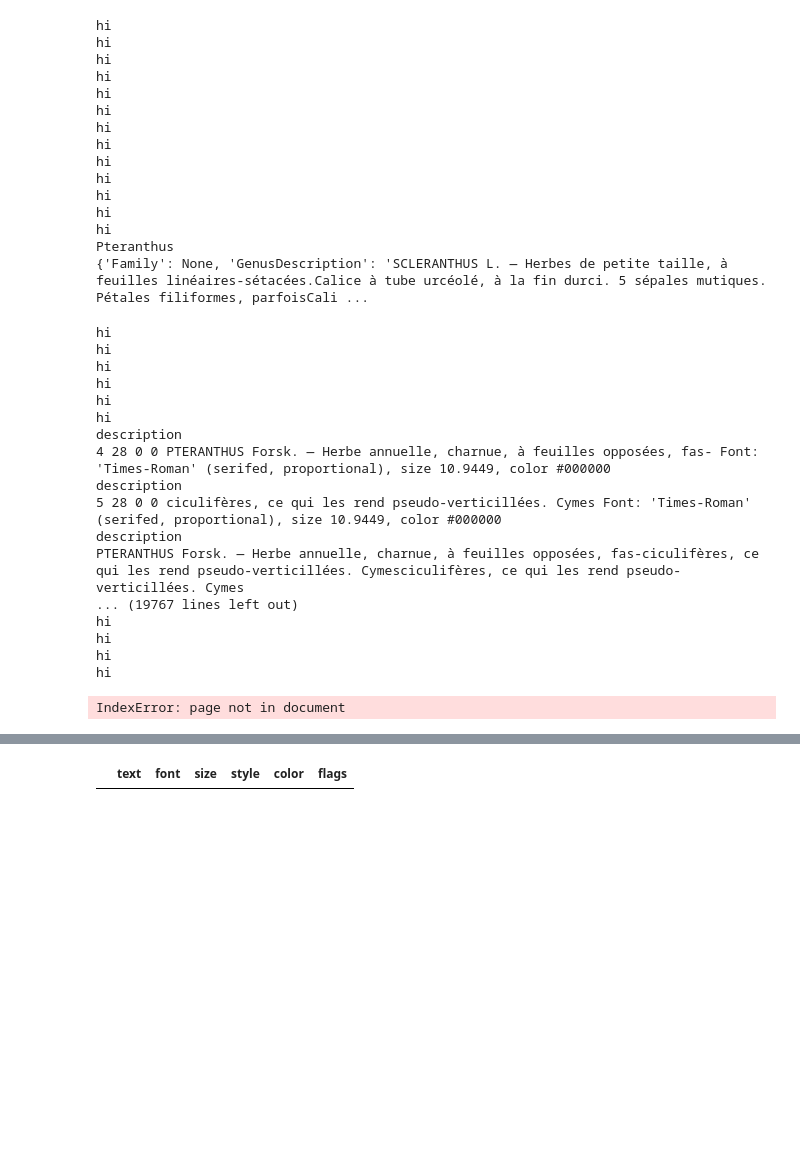
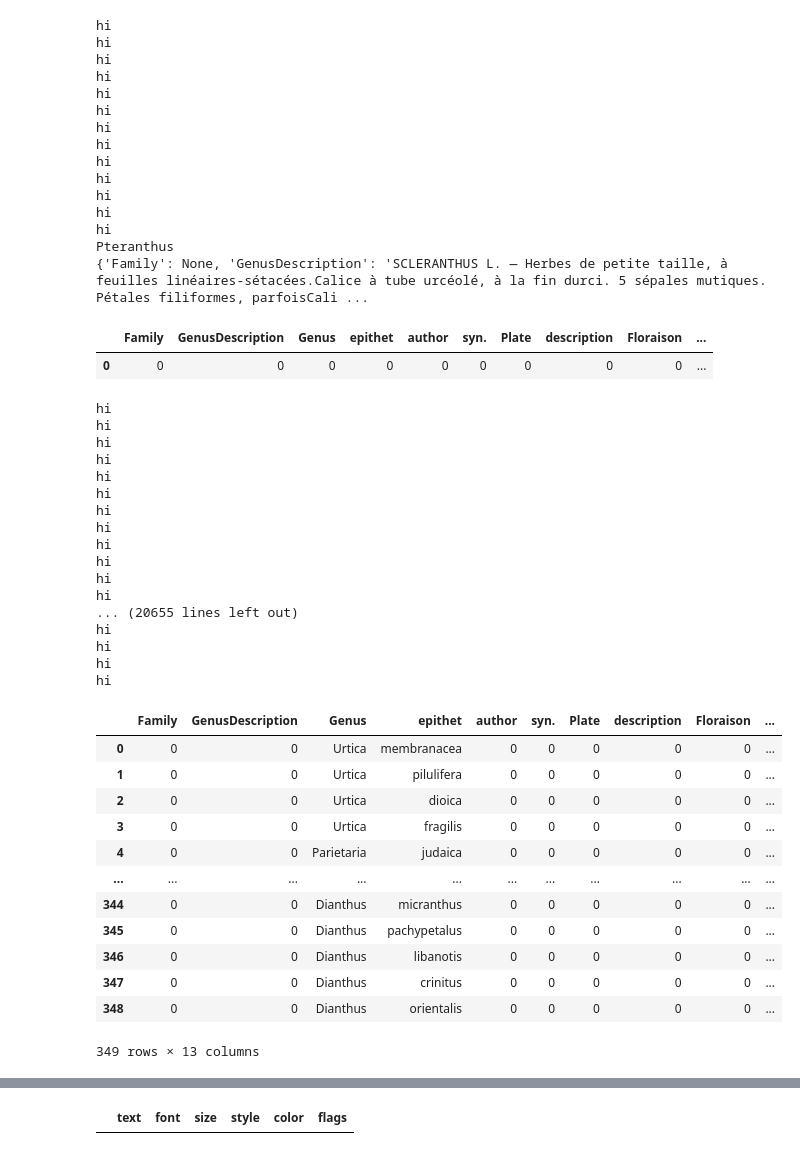
Before and after one commit to aculich/extract-flora, a Jupyter notebook: extract-flora-lucywan.ipynb, the cells around one changed output, grey strips where cells are left out. Saved outputs shown, nothing was run; the diff lists cells and outputs as text; code cells hidden in the pictures; blank space fills up the shorter version.

```diff
--- a/extract-flora-lucywan.ipynb
+++ b/extract-flora-lucywan.ipynb
@@ -330,0 +335,5 @@ block_frame.to_csv("blocks4.csv")
+# %%
+frame
+# %% [output]
+|  | Family | GenusDescription | Genus | epithet | author | syn. | Plate | description | Floraison | ... |
+| 0 | 0 | 0 | 0 | 0 | 0 | 0 | 0 | 0 | 0 | ... |
@@ -331,7 +342,8 @@ block_frame.to_csv("blocks4.csv")
 # %%
 #genus description
+frame = pd.DataFrame(columns = columns)
 arr = []
-for page in (doc[x] for x in range(528,654)):
+for page in (doc[x] for x in range(450,605)):
     # page = next(p)
     # read page text as a dictionary, suppressing extra spaces in CJK fonts
     blocks = page.getText("dict", flags=11)["blocks"]
@@ -355,6 +367,7 @@ for page in (doc[x] for x in range(528,654)):
                     #re.match('.*(\.)$', s['text'])
                     if isGenGenusContinued(s["text"], face, prevPeriod):
                         arr[-1][0] += s["text"]
+                        frame.iloc[-1]['GenusDescription'] += s["text"]
                         item['GenusDescription'] += s["text"]
                         prevPeriod = prevHasPeriod(s["text"])
                         item['GenusDescription'] += s["text"]
@@ -366,8 +379,6 @@ for page in (doc[x] for x in range(528,654)):
     #                     #write more
     #                     print(x, len(blocks), y, z, s["text"], face)
 
-                    print("description")
-                    print(item['GenusDescription'])
 
                 if isfamily(s["text"], face) and len(l["spans"]) == 1:
                     item['Family'] = s["text"]
@@ -382,40 +393,60 @@ for page in (doc[x] for x in range(528,654)):
                     item['GenusDescription'] = s["text"]
                     onGenGenus = True
                     if not re.match('.*(\.)$', s['text']):
                         prevPeriod = False
                     else:
                         prevPeriod = True
                     print("description")
                     print(x, len(blocks), y, z, s["text"], face)
                     arr.append([s['text'], page])
+                    frame.loc[len(frame)] = 0
+                    frame.iloc[-1]['GenusDescription'] = s["text"]
                 elif isGenus(s["text"], face):
+                    frame.loc[len(frame)] = 0
                     if re.match(".*\s.*", s["text"]):
                         arr.append(["genus", s["text"].split()[0], s["text"].split()[1], page])
+                        frame.iloc[-1]['Genus'] = s["text"].split()[0]
+                        frame.iloc[-1]['epithet'] = s["text"].split()[1]
                     else:
                         arr.append(["genus", s["text"].split()[0], 0, page])
+                        frame.iloc[-1]['Genus'] = s["text"].split()[0]
                         onGenus = True
                     print(s["text"])
                 elif onGenus:
                     arr[-1][2] = s["text"]
+                    frame.iloc[-1]['epithet'] = s["text"]
                     onGenus = False
-print(item)
-print(arr)
+# print(item)
+# print(arr)
+frame
 # %% [output]
 hi
 hi
 hi
 hi
 hi
 hi
-description
-4 28 0 0 PTERANTHUS Forsk. — Herbe annuelle, charnue, à feuilles opposées, fas- Font: 'Times-Roman' (serifed, proportional), size 10.9449, color #000000
-description
-5 28 0 0 ciculifères, ce qui les rend pseudo-verticillées. Cymes Font: 'Times-Roman' (serifed, proportional), size 10.9449, color #000000
-description
-PTERANTHUS Forsk. — Herbe annuelle, charnue, à feuilles opposées, fas-ciculifères, ce qui les rend pseudo-verticillées. Cymesciculifères, ce qui les rend pseudo-verticillées. Cymes
-... (19767 lines left out)
 hi
 hi
 hi
 hi
+hi
+hi
+... (20655 lines left out)
+hi
+hi
+hi
+hi
+|  | Family | GenusDescription | Genus | epithet | author | syn. | Plate | description | Floraison | ... |
+| 0 | 0 | 0 | Urtica | membranacea | 0 | 0 | 0 | 0 | 0 | ... |
+| 1 | 0 | 0 | Urtica | pilulifera | 0 | 0 | 0 | 0 | 0 | ... |
+| 2 | 0 | 0 | Urtica | dioica | 0 | 0 | 0 | 0 | 0 | ... |
+| 3 | 0 | 0 | Urtica | fragilis | 0 | 0 | 0 | 0 | 0 | ... |
+| 4 | 0 | 0 | Parietaria | judaica | 0 | 0 | 0 | 0 | 0 | ... |
+| ... | ... | ... | ... | ... | ... | ... | ... | ... | ... | ... |
+| 344 | 0 | 0 | Dianthus | micranthus | 0 | 0 | 0 | 0 | 0 | ... |
+| 345 | 0 | 0 | Dianthus | pachypetalus | 0 | 0 | 0 | 0 | 0 | ... |
+| 346 | 0 | 0 | Dianthus | libanotis | 0 | 0 | 0 | 0 | 0 | ... |
+| 347 | 0 | 0 | Dianthus | crinitus | 0 | 0 | 0 | 0 | 0 | ... |
+| 348 | 0 | 0 | Dianthus | orientalis | 0 | 0 | 0 | 0 | 0 | ... |
-IndexError: page not in document
+349 rows × 13 columns
```
Also changed, not shown: parts of 13 cells of this notebook, 3 other files.
